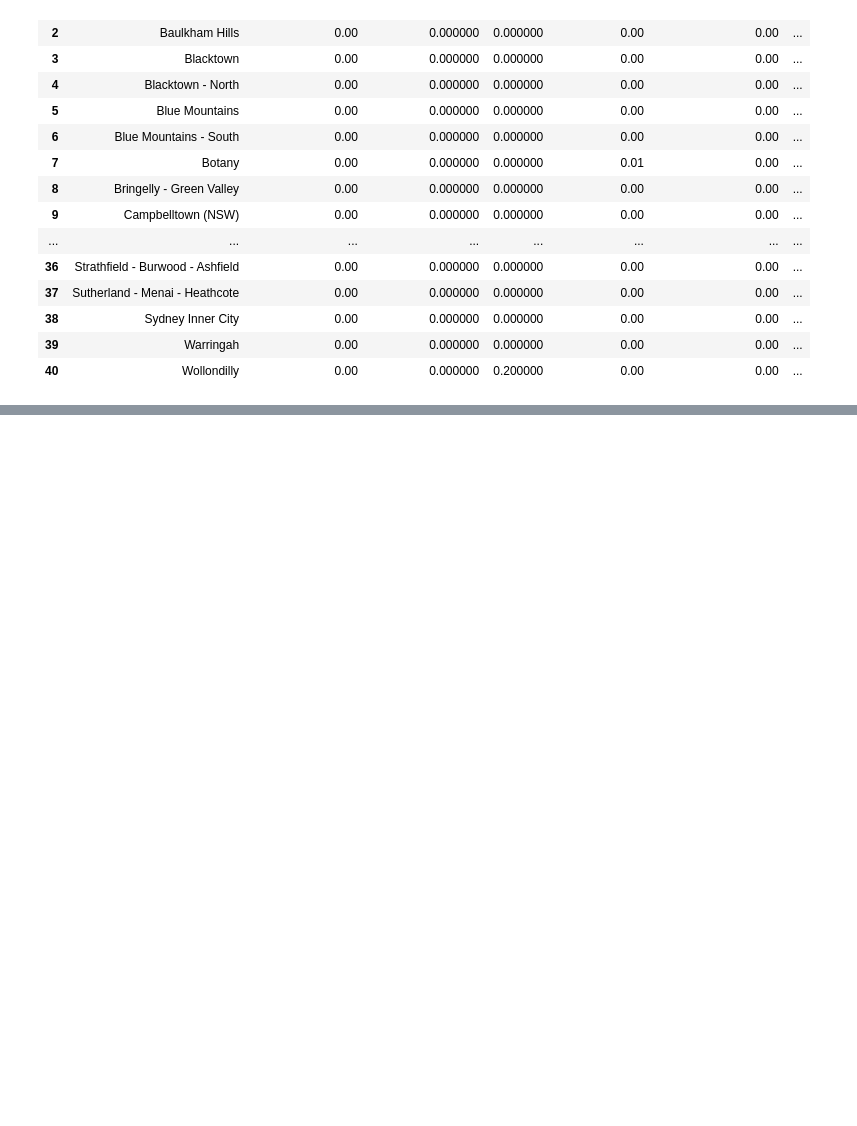
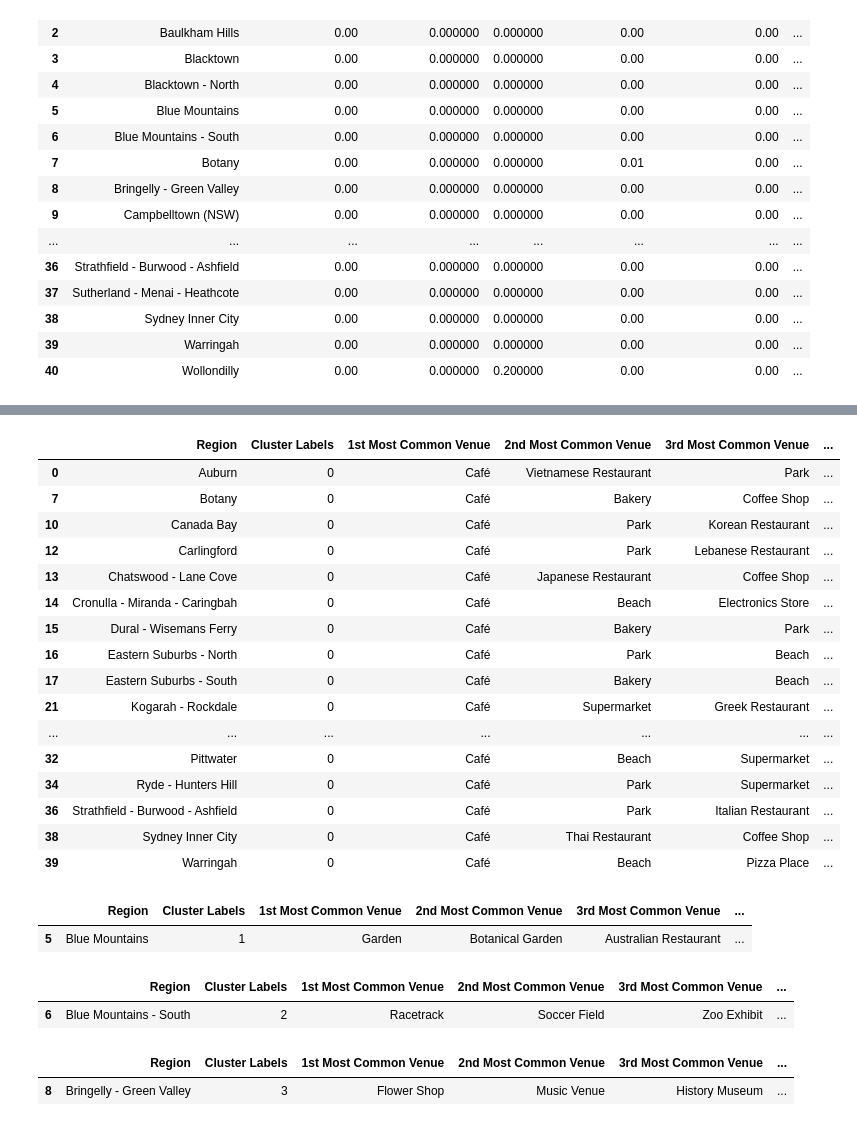
Before and after one commit to janelleamet/Coursera_Capstone, a Jupyter notebook: Applied Data Science Capstone.ipynb, the cells around one changed output, grey strips where cells are left out. Cells and saved outputs as stored; diff of their text form; code cells hidden in the pictures; blank space fills up the shorter version.

```diff
--- a/Applied Data Science Capstone.ipynb
+++ b/Applied Data Science Capstone.ipynb
@@ -447,3 +447,10 @@ sydney_grouped
 | 38 | Sydney Inner City | 0.00 | 0.000000 | 0.000000 | 0.00 | 0.00 | ... |
 | 39 | Warringah | 0.00 | 0.000000 | 0.000000 | 0.00 | 0.00 | ... |
 | 40 | Wollondilly | 0.00 | 0.000000 | 0.200000 | 0.00 | 0.00 | ... |
+# %%
+# Create a function to sort the most common venues in each region in descending order.
+def return_most_common_venues(row, num_top_venues):
+    row_categories = row.iloc[1:]
+    row_categories_sorted = row_categories.sort_values(ascending=False)
+
+    return row_categories_sorted.index.values[0:num_top_venues]
@@ -449,0 +486,12 @@ sydney_grouped
+# %%
+# Run k-means to cluster the regions into clusters.
+# set number of clusters
+kclusters = 7
+
+sydney_grouped_clustering = sydney_grouped.drop('Region', 1)
+
+# run k-means clustering
+kmeans = KMeans(n_clusters=kclusters, random_state=0).fit(sydney_grouped_clustering)
+
+# check cluster labels generated for each row in the dataframe
+kmeans.labels_[0:10]
@@ -449,0 +500,11 @@ sydney_grouped
+# %%
+# Create a new dataframe that includes the cluster as well as the top 10 venues for each region.
+# add clustering labels
+regions_venues_sorted.insert(0, 'Cluster Labels', kmeans.labels_)
+
+sydney_merged = df_sydney
+
+# merge sydney_grouped with df_syd_ll to add latitude/longitude for each region
+sydney_merged = sydney_merged.join(regions_venues_sorted.set_index('Region'), on='Region')
+
+sydney_merged.head() # check the dataframe
@@ -449,0 +545,40 @@ sydney_grouped
+# %%
+# Examine each cluster and determine the discriminating venue categories that distinguish each cluster.
+# Cluster 1
+sydney_merged.loc[sydney_merged['Cluster Labels'] == 0, sydney_merged.columns[[0] + list(range(3, sydney_merged.shape[1]))]]
+# %% [output]
+|  | Region | Cluster Labels | 1st Most Common Venue | 2nd Most Common Venue | 3rd Most Common Venue | ... |
+| 0 | Auburn | 0 | Café | Vietnamese Restaurant | Park | ... |
+| 7 | Botany | 0 | Café | Bakery | Coffee Shop | ... |
+| 10 | Canada Bay | 0 | Café | Park | Korean Restaurant | ... |
+| 12 | Carlingford | 0 | Café | Park | Lebanese Restaurant | ... |
+| 13 | Chatswood - Lane Cove | 0 | Café | Japanese Restaurant | Coffee Shop | ... |
+| 14 | Cronulla - Miranda - Caringbah | 0 | Café | Beach | Electronics Store | ... |
+| 15 | Dural - Wisemans Ferry | 0 | Café | Bakery | Park | ... |
+| 16 | Eastern Suburbs - North | 0 | Café | Park | Beach | ... |
+| 17 | Eastern Suburbs - South | 0 | Café | Bakery | Beach | ... |
+| 21 | Kogarah - Rockdale | 0 | Café | Supermarket | Greek Restaurant | ... |
+| ... | ... | ... | ... | ... | ... | ... |
+| 32 | Pittwater | 0 | Café | Beach | Supermarket | ... |
+| 34 | Ryde - Hunters Hill | 0 | Café | Park | Supermarket | ... |
+| 36 | Strathfield - Burwood - Ashfield | 0 | Café | Park | Italian Restaurant | ... |
+| 38 | Sydney Inner City | 0 | Café | Thai Restaurant | Coffee Shop | ... |
+| 39 | Warringah | 0 | Café | Beach | Pizza Place | ... |
+# %%
+# Cluster 2
+sydney_merged.loc[sydney_merged['Cluster Labels'] == 1, sydney_merged.columns[[0] + list(range(3, sydney_merged.shape[1]))]]
+# %% [output]
+|  | Region | Cluster Labels | 1st Most Common Venue | 2nd Most Common Venue | 3rd Most Common Venue | ... |
+| 5 | Blue Mountains | 1 | Garden | Botanical Garden | Australian Restaurant | ... |
+# %%
+# Cluster 3
+sydney_merged.loc[sydney_merged['Cluster Labels'] == 2, sydney_merged.columns[[0] + list(range(3, sydney_merged.shape[1]))]]
+# %% [output]
+|  | Region | Cluster Labels | 1st Most Common Venue | 2nd Most Common Venue | 3rd Most Common Venue | ... |
+| 6 | Blue Mountains - South | 2 | Racetrack | Soccer Field | Zoo Exhibit | ... |
+# %%
+# Cluster 4
+sydney_merged.loc[sydney_merged['Cluster Labels'] == 3, sydney_merged.columns[[0] + list(range(3, sydney_merged.shape[1]))]]
+# %% [output]
+|  | Region | Cluster Labels | 1st Most Common Venue | 2nd Most Common Venue | 3rd Most Common Venue | ... |
+| 8 | Bringelly - Green Valley | 3 | Flower Shop | Music Venue | History Museum | ... |
```
Also changed, not shown: parts of 8 cells of this notebook.
